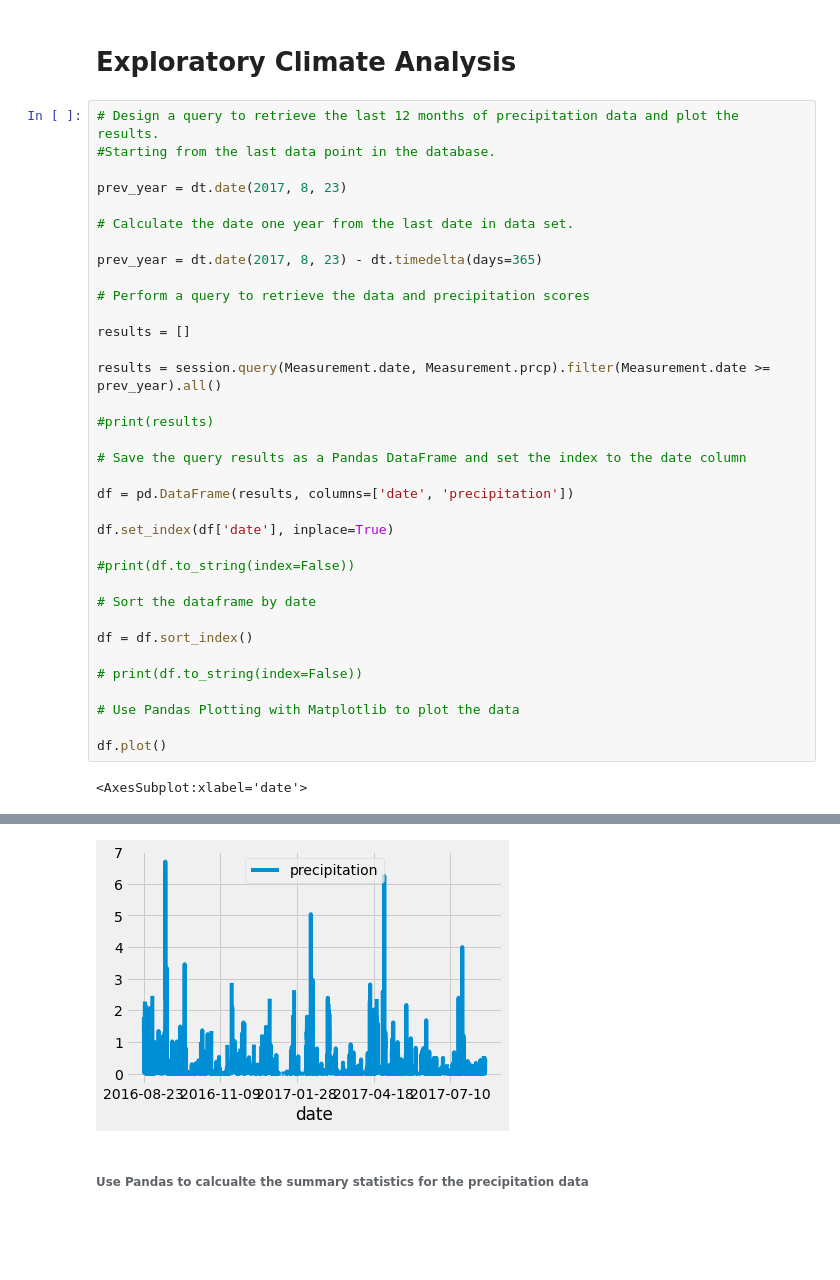
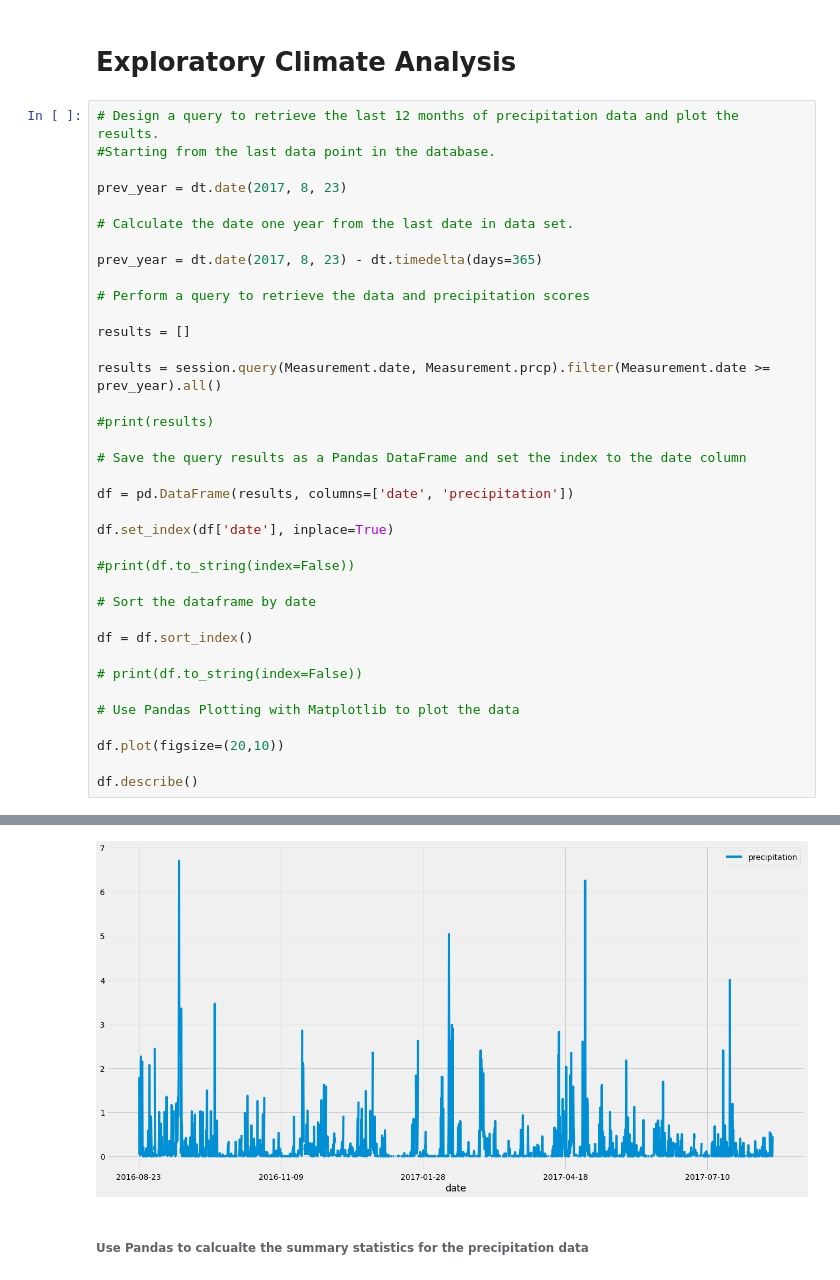
Before and after one commit to tsmtruong/surfs_up, a Jupyter notebook: climate_analysis.ipynb, the cells around one changed output, grey strips where cells are left out. Cells and saved outputs as stored; diff of their text form; blank space fills up the shorter version.

Commit message:
configured figsize

```diff
--- a/climate_analysis.ipynb
+++ b/climate_analysis.ipynb
@@ -78,6 +78,7 @@ df = df.sort_index()
 
 # Use Pandas Plotting with Matplotlib to plot the data
 
-df.plot()
+df.plot(figsize=(20,10))
+
+df.describe()
 # %% [output]
-<AxesSubplot:xlabel='date'>
@@ -84,4 +94,4 @@ df.plot()
-[figure, old version]
+[figure, new version]
 # %% [markdown]
 ###### Use Pandas to calcualte the summary statistics for the precipitation data
 # %%
```
Also changed, not shown: parts of 1 cell of this notebook.
